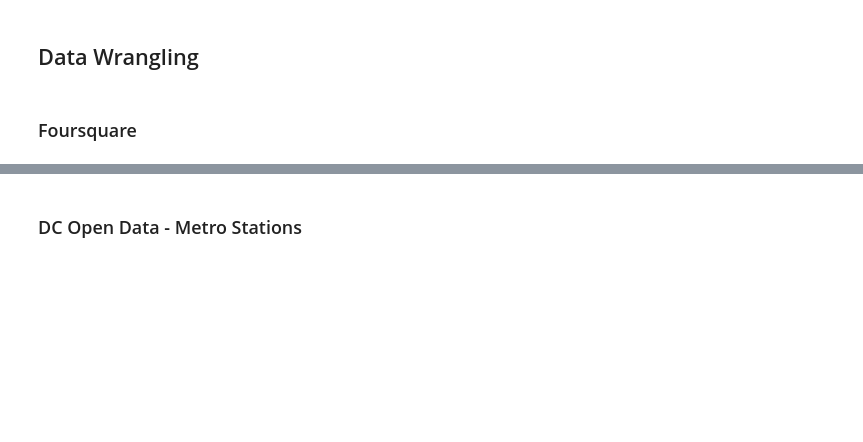
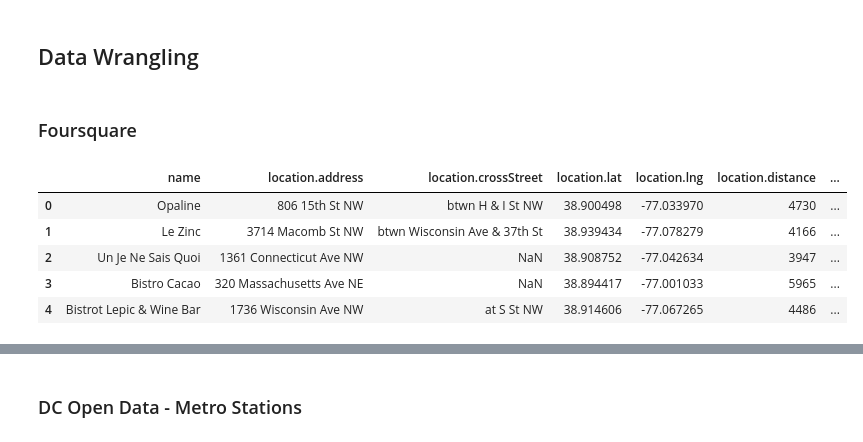
Before and after one commit to RichardBoulet/Coursera-Capstone, a Jupyter notebook: Capstone.ipynb, the cells around one changed output, grey strips where cells are left out. Cells and saved outputs as stored; diff of their text form; code cells hidden in the pictures; blank space fills up the shorter version.

```diff
--- a/Capstone.ipynb
+++ b/Capstone.ipynb
@@ -37,0 +37,33 @@ LIMIT = 30
+# %%
+dc_center = (38.942900, -77.030364)
+
+latitude, longitude = dc_center[0], dc_center[1]
+
+radius = 5000
+
+categoryId = '4bf58dd8d48988d10c941735' # French restaurant Foursquare ID
+
+url = 'https://api.foursquare.com/v2/venues/search?client_id={}&client_secret={}&ll={},{}&v={}&categoryId={}&radius={}'.format(CLIENT_ID,
+                                                                                                                               CLIENT_SECRET,
+                                                                                                                               latitude,
+                                                                                                                               longitude,
+                                                                                                                               VERSION,
+                                                                                                                               categoryId,
+                                                                                                                               radius)
+
+results = requests.get(url).json()
+
+# assign relevant part of JSON to venues
+venues = results['response']['venues']
+
+# tranform venues into a dataframe
+french_venues = pd.json_normalize(venues)
+french_df = french_venues.drop(['id', 'categories', 'referralId', 'hasPerk', 'location.labeledLatLngs', 'location.formattedAddress', 'delivery.id', 'delivery.url', 'delivery.provider.name', 'delivery.provider.icon.prefix', 'delivery.provider.icon.sizes', 'delivery.provider.icon.name', 'venuePage.id'], axis=1)
+french_df.head()
+# %% [output]
+|  | name | location.address | location.crossStreet | location.lat | location.lng | location.distance | ... |
+| 0 | Opaline | 806 15th St NW | btwn H & I St NW | 38.900498 | -77.033970 | 4730 | ... |
+| 1 | Le Zinc | 3714 Macomb St NW | btwn Wisconsin Ave & 37th St | 38.939434 | -77.078279 | 4166 | ... |
+| 2 | Un Je Ne Sais Quoi | 1361 Connecticut Ave NW | NaN | 38.908752 | -77.042634 | 3947 | ... |
+| 3 | Bistro Cacao | 320 Massachusetts Ave NE | NaN | 38.894417 | -77.001033 | 5965 | ... |
+| 4 | Bistrot Lepic & Wine Bar | 1736 Wisconsin Ave NW | at S St NW | 38.914606 | -77.067265 | 4486 | ... |
```
Also changed, not shown: parts of 5 cells of this notebook.
